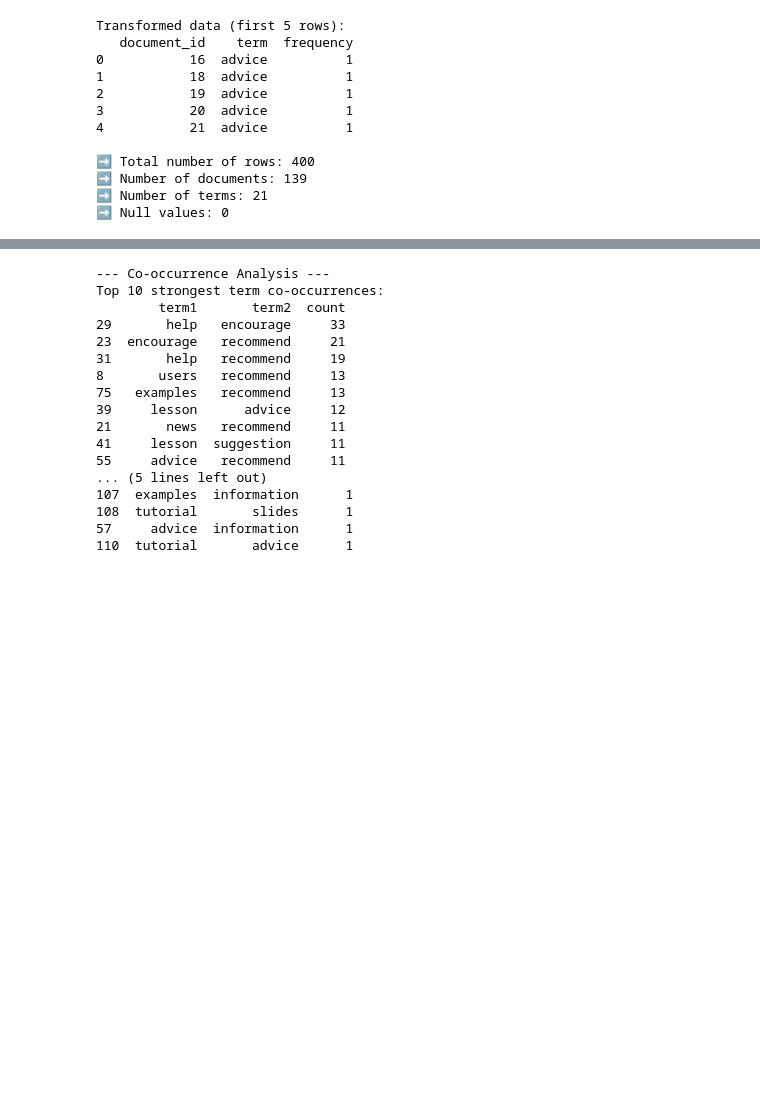
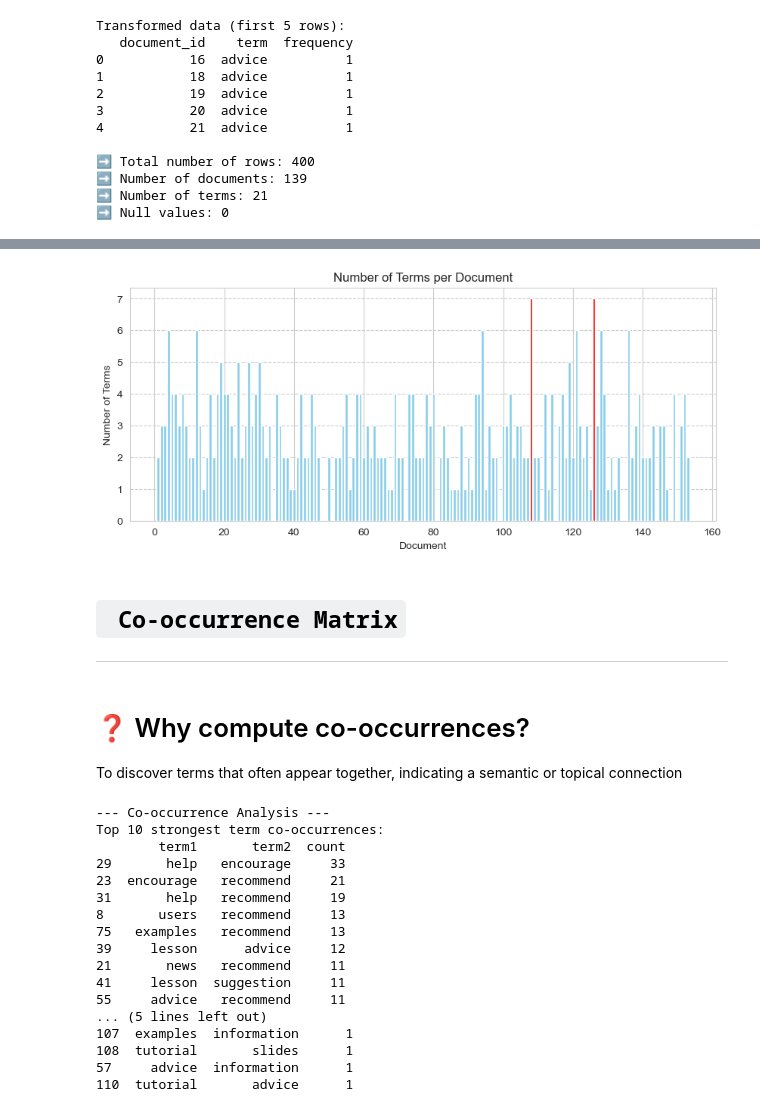
Before and after one commit to dami013/Terms, a Jupyter notebook: terms_link_analysis.ipynb, the cells around one changed output, grey strips where cells are left out. Cells and saved outputs as stored; diff of their text form; code cells hidden in the pictures; blank space fills up the shorter version.

```diff
--- a/terms_link_analysis.ipynb
+++ b/terms_link_analysis.ipynb
@@ -235,3 +168,23 @@ Documents with the most terms: Documents [108, 126] with 7 terms each.
+# %%
+# ❓ Which documents are most populated with terms?
+doc_term_count = df_long.groupby('document_id').size().sort_values(ascending=False)
+plt.figure(figsize=(10, 4))
+colors = ['red' if val == doc_term_count.max() else 'skyblue' for val in doc_term_count]
+plt.bar(doc_term_count.index, doc_term_count.values, color=colors)
+plt.title('Number of Terms per Document')
+plt.xlabel('Document')
+plt.ylabel('Number of Terms')
+plt.grid(axis='y', linestyle='--')
+plt.show()
+# %% [output]
+[figure, added]
+# %% [markdown]
+<a id="loadlibraries"></a>
+# ` Co-occurrence Matrix`
+---
+# %% [markdown]
+# ❓ Why compute co-occurrences?
+ To discover terms that often appear together, indicating a semantic or topical connection
 # %%
 print("\n--- Co-occurrence Analysis ---")
 # Group by document to get list of terms in each document
```
Also changed, not shown: parts of 18 cells of this notebook.
